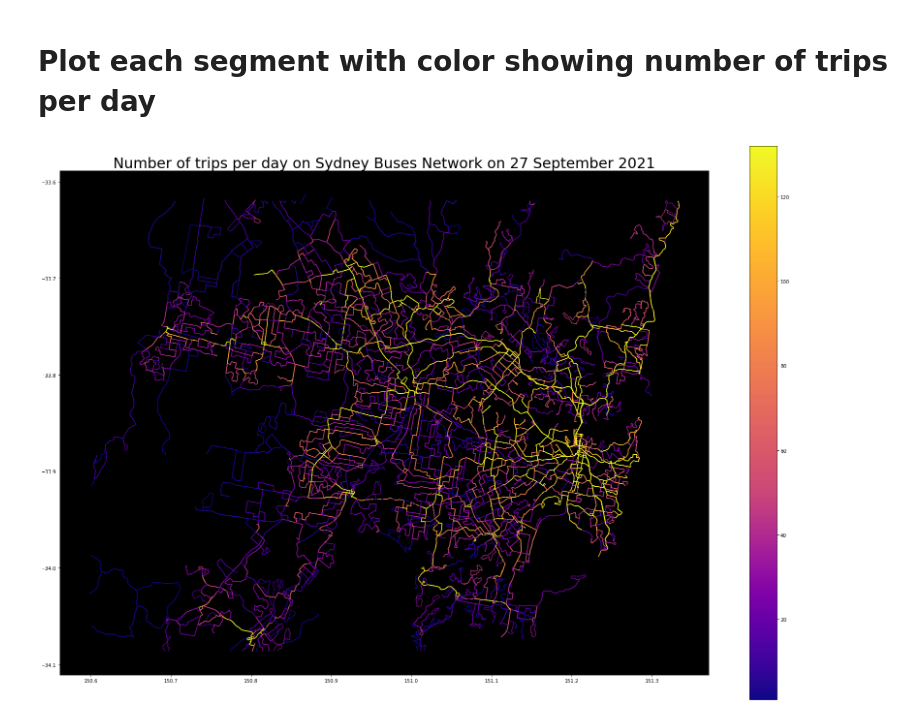
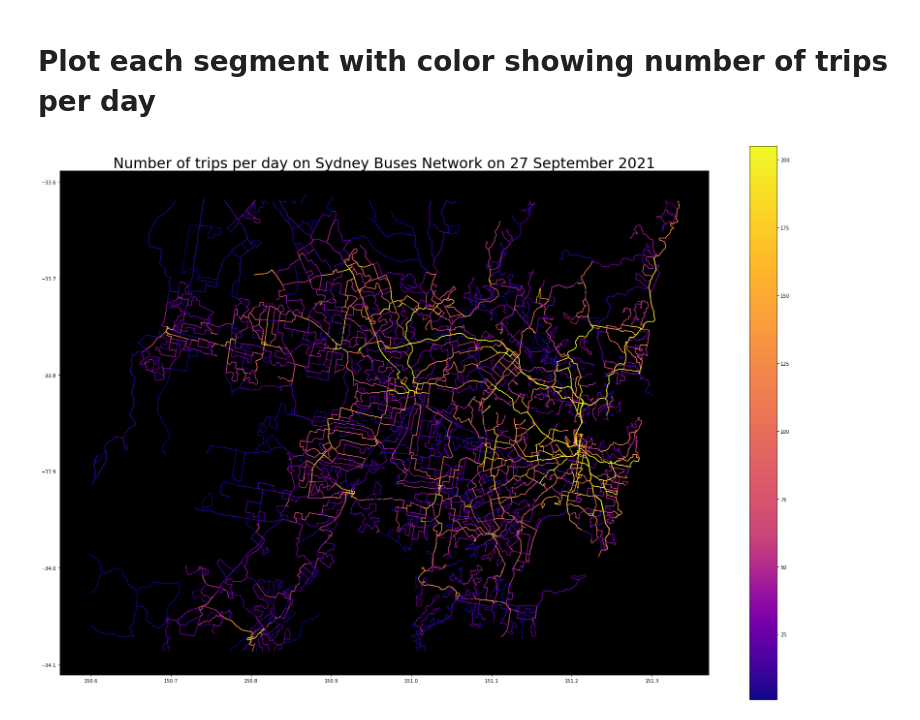
Before and after one commit to maxim75/data-visualization, a Jupyter notebook: notebooks/Trips per day on Sydney Buses Network.ipynb, the cells around one changed output. Cells and saved outputs as stored; diff of their text form; code cells hidden in the pictures.

Commit message:
Trips per day on Sydney Buses Network

```diff
--- a/notebooks/Trips per day on Sydney Buses Network.ipynb
+++ b/notebooks/Trips per day on Sydney Buses Network.ipynb
@@ -215,30 +214,32 @@ segment_day_trips_gpd = gpd.GeoDataFrame(segment_day_trips.apply(get_line_string
 # %% [markdown]
 # Plot each segment with color showing number of trips per day
 # %%
-vmin, vmax, vcenter = segment_day_trips_gpd["day_trips"].min(), segment_day_trips_gpd["day_trips"].quantile(.90), 50
+vmin = segment_day_trips_gpd["day_trips"].min()
+vmax = segment_day_trips_gpd["day_trips"].quantile(.95)
+vcenter = segment_day_trips_gpd["day_trips"].mean()
 norm = TwoSlopeNorm(vmin=vmin, vcenter=vcenter, vmax=vmax)
 
 fig = plt.figure(figsize=(30,21))
 ax = plt.axes()
 ax.set(facecolor = "black")
 
 def limit_to_bounding_box(gdf, bounding_box):
     return gdf.cx[bounding_box["west"]:bounding_box["east"],bounding_box["south"]:bounding_box["north"]]
 
 # Greater Sydney bounding box
 sydney_bb = {
     "north": -33.62,
     "south": -34.086,
     "west": 150.6,
     "east": 151.38,
 }
 
 sydney_segment_day_trips_gpd = limit_to_bounding_box(segment_day_trips_gpd, sydney_bb)
 
 sydney_segment_day_trips_gpd.plot(ax=ax, cmap="plasma", column='day_trips', legend=True, norm=norm)
 
 ax.set_title(f"Number of trips per day on Sydney Buses Network on {date:%d %B %Y}", fontsize=30)
 
 plt.savefig("Sydney Buses Network.jpeg")
 # %% [output]
-[figure, old version]
+[figure, new version]
```
Also changed, not shown: parts of 3 cells of this notebook.
